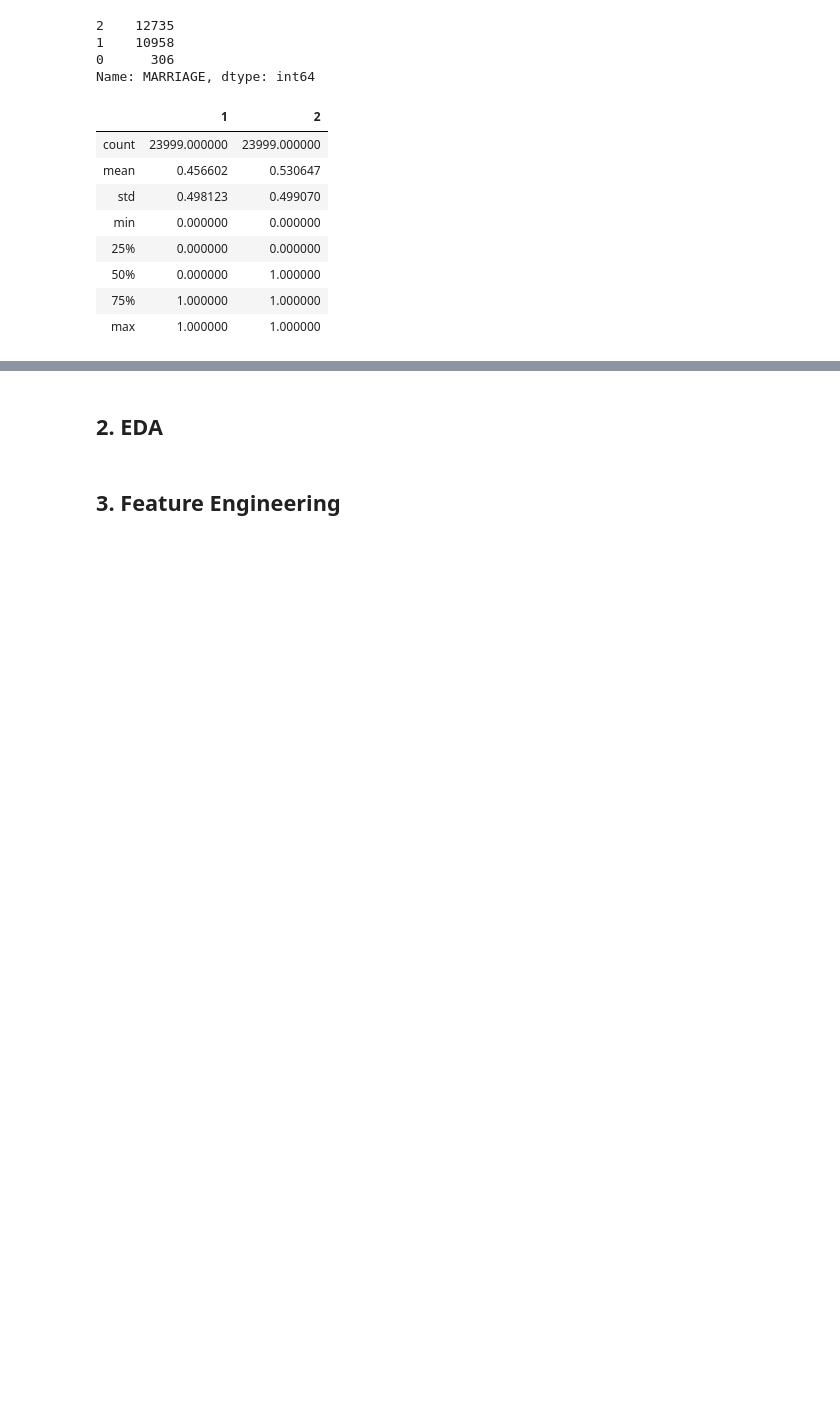
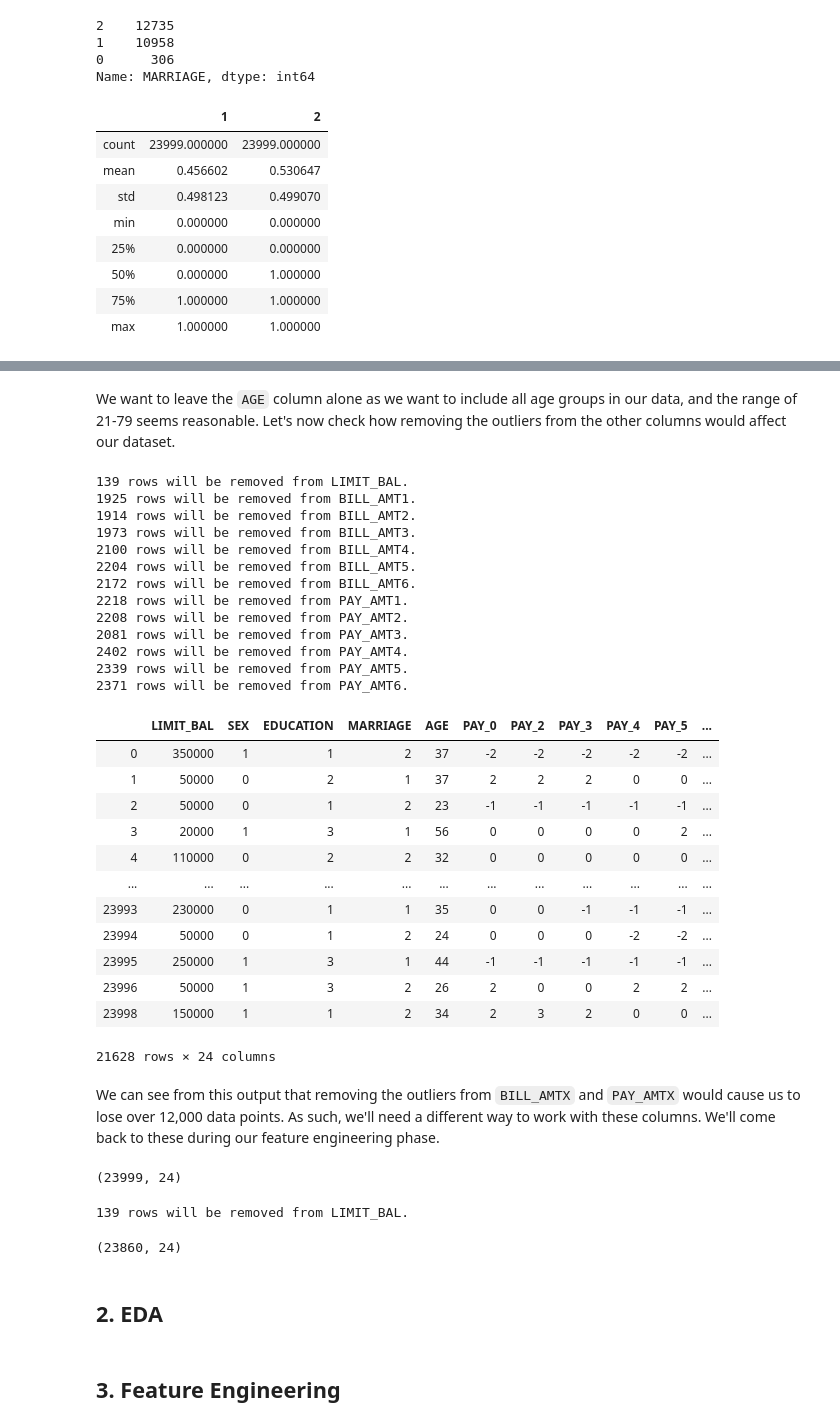
Before and after one commit to CaryMosley/Mod3Bakeoff, a Jupyter notebook: Mod 3 Bake Off.ipynb, the cells around one changed output, grey strips where cells are left out. Saved outputs shown, nothing was run; the diff lists cells and outputs as text; code cells hidden in the pictures; blank space fills up the shorter version.

Commit message:
data cleaning complete

```diff
--- a/Mod 3 Bake Off.ipynb
+++ b/Mod 3 Bake Off.ipynb
@@ -266,3 +284,66 @@ Name: PAY_0, dtype: int64
+# %% [markdown]
+We want to leave the `AGE` column alone as we want to include all age groups in our data, and the range of 21-79 seems reasonable. Let's now check how removing the outliers from the other columns would affect our dataset.
+# %%
+def remove_outliers(continous_columns, dataframe):
+    """Return a dataframe with any values below the lower fence and above the upper fence removed from given columns in the given dataframe."""
+    for column in continous_columns:
+        # calculate values for lower fence and upper fence
+        Q1 = dataframe[column].quantile(0.25)
+        Q3 = dataframe[column].quantile(0.75)
+        IQR = Q3 - Q1
+        lower_fence = Q1 - 1.5 * IQR
+        upper_fence = Q3 + 1.5 * IQR
+        # remove rows from dataframe which fall out of this range
+        num_removing = dataframe.shape[0]
+        new_df = dataframe[dataframe[column] > lower_fence]
+        new_df = dataframe[dataframe[column] < upper_fence]
+        num_removing -= new_df.shape[0]
+        print(f"{num_removing} rows will be removed from {column}.")
+    return new_df
+# %%
+continuous.remove('AGE')
+remove_outliers(continuous, df)
+# %% [output]
+139 rows will be removed from LIMIT_BAL.
+1925 rows will be removed from BILL_AMT1.
+1914 rows will be removed from BILL_AMT2.
+1973 rows will be removed from BILL_AMT3.
+2100 rows will be removed from BILL_AMT4.
+2204 rows will be removed from BILL_AMT5.
+2172 rows will be removed from BILL_AMT6.
+2218 rows will be removed from PAY_AMT1.
+2208 rows will be removed from PAY_AMT2.
+2081 rows will be removed from PAY_AMT3.
+2402 rows will be removed from PAY_AMT4.
+2339 rows will be removed from PAY_AMT5.
+2371 rows will be removed from PAY_AMT6.
+|  | LIMIT_BAL | SEX | EDUCATION | MARRIAGE | AGE | PAY_0 | PAY_2 | PAY_3 | PAY_4 | PAY_5 | ... |
+| 0 | 350000 | 1 | 1 | 2 | 37 | -2 | -2 | -2 | -2 | -2 | ... |
+| 1 | 50000 | 0 | 2 | 1 | 37 | 2 | 2 | 2 | 0 | 0 | ... |
+| 2 | 50000 | 0 | 1 | 2 | 23 | -1 | -1 | -1 | -1 | -1 | ... |
+| 3 | 20000 | 1 | 3 | 1 | 56 | 0 | 0 | 0 | 0 | 2 | ... |
+| 4 | 110000 | 0 | 2 | 2 | 32 | 0 | 0 | 0 | 0 | 0 | ... |
+| ... | ... | ... | ... | ... | ... | ... | ... | ... | ... | ... | ... |
+| 23993 | 230000 | 0 | 1 | 1 | 35 | 0 | 0 | -1 | -1 | -1 | ... |
+| 23994 | 50000 | 0 | 1 | 2 | 24 | 0 | 0 | 0 | -2 | -2 | ... |
+| 23995 | 250000 | 1 | 3 | 1 | 44 | -1 | -1 | -1 | -1 | -1 | ... |
+| 23996 | 50000 | 1 | 3 | 2 | 26 | 2 | 0 | 0 | 2 | 2 | ... |
+| 23998 | 150000 | 1 | 1 | 2 | 34 | 2 | 3 | 2 | 0 | 0 | ... |
+21628 rows × 24 columns
+# %% [markdown]
+We can see from this output that removing the outliers from `BILL_AMTX` and `PAY_AMTX` would cause us to lose over 12,000 data points. As such, we'll need a different way to work with these columns. We'll come back to these during our feature engineering phase.
+# %%
+df.shape
+# %% [output]
+(23999, 24)
+# %%
+df = remove_outliers(['LIMIT_BAL'], df)
+# %% [output]
+139 rows will be removed from LIMIT_BAL.
+# %%
+df.shape
+# %% [output]
+(23860, 24)
 # %% [markdown]
 ## 2. EDA
 # %% [markdown]
```
Also changed, not shown: parts of 17 cells of this notebook.
